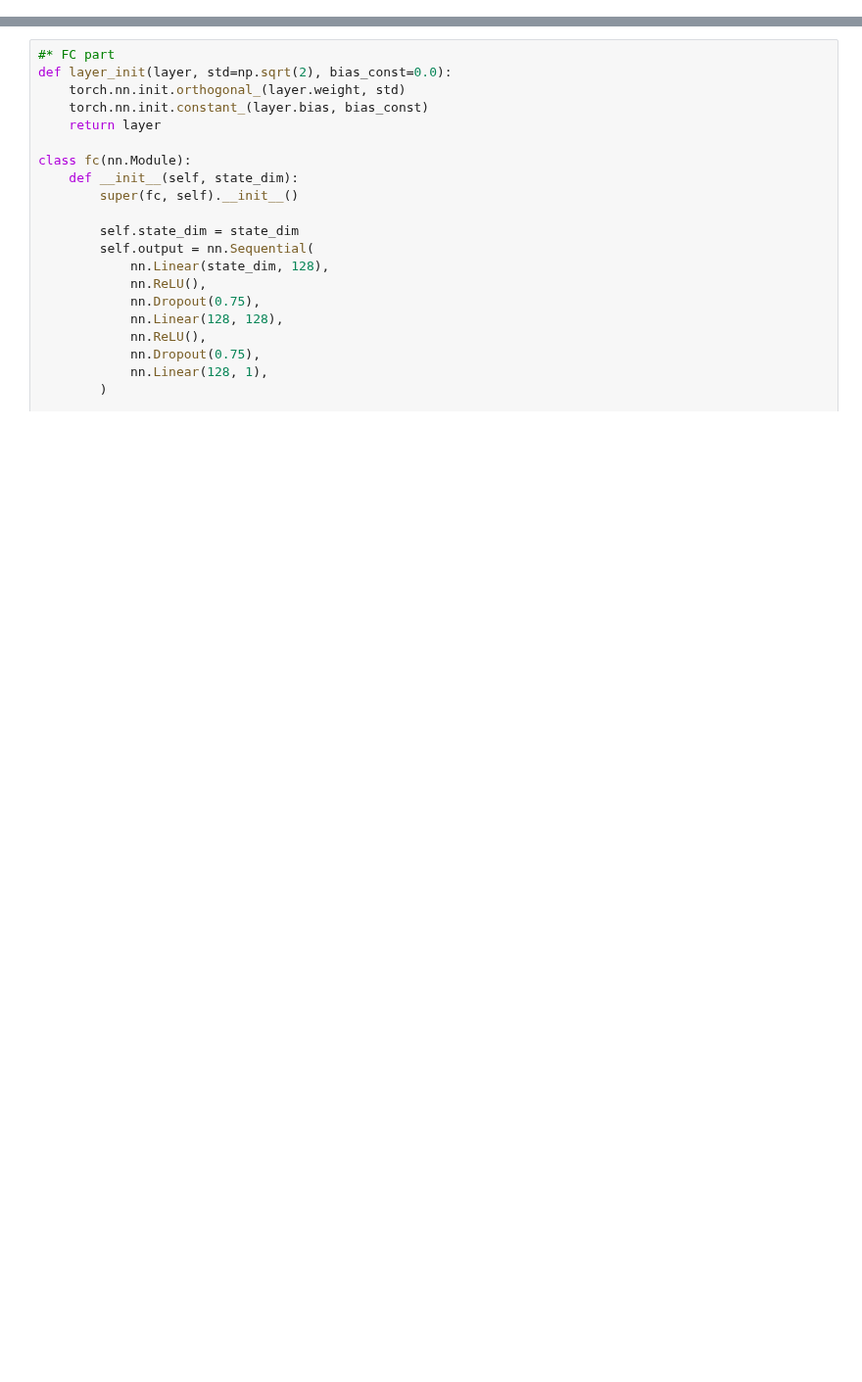
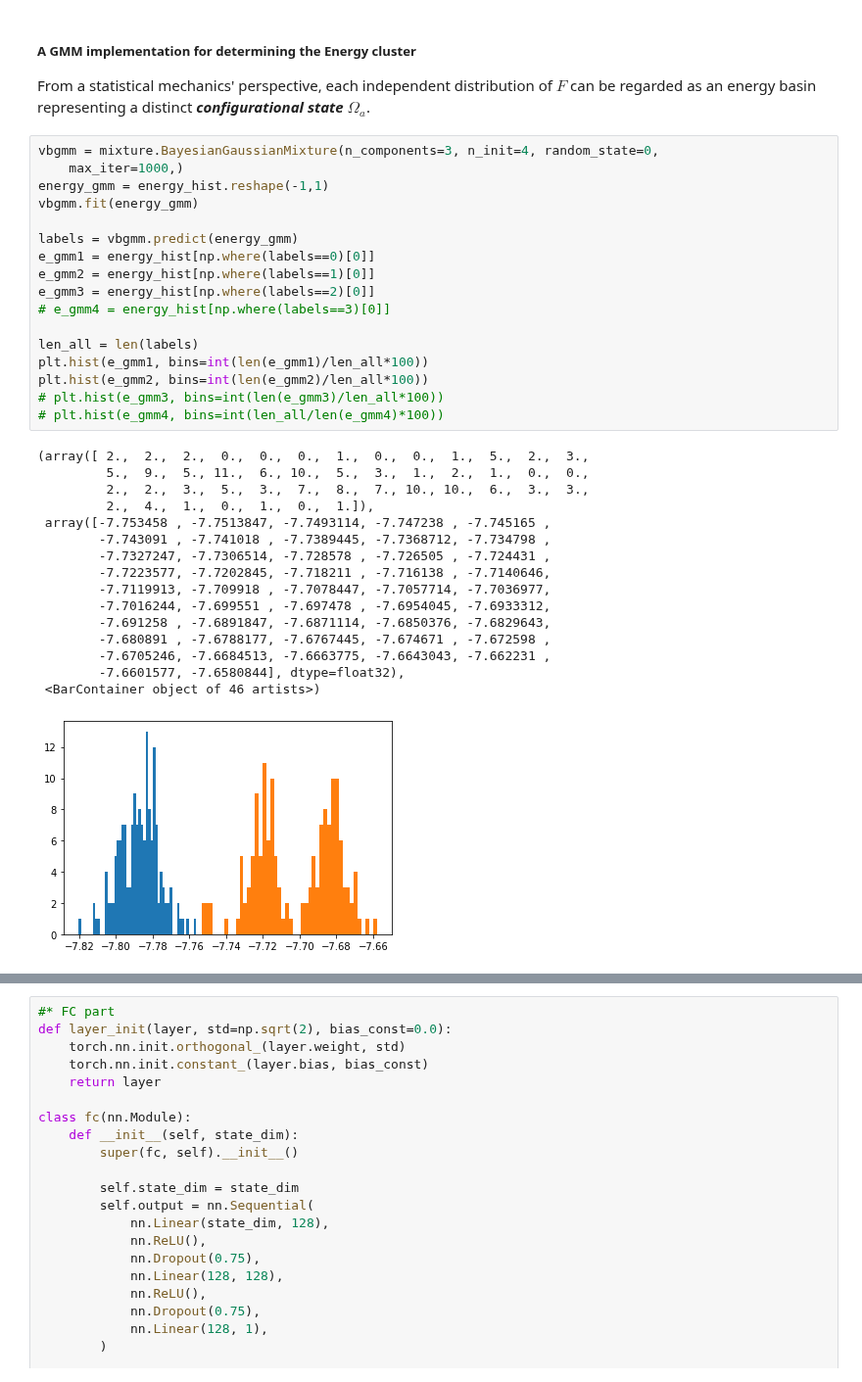
Before and after one commit to wzetto/MATools, a Jupyter notebook: CE_MC/cluster_nn_ce.ipynb, the cells around one changed output, grey strips where cells are left out. Shown at 98% size. Cells and saved outputs as stored; diff of their text form; blank space fills up the shorter version.

```diff
--- a/CE_MC/cluster_nn_ce.ipynb
+++ b/CE_MC/cluster_nn_ce.ipynb
@@ -331,0 +357,38 @@ e_train, e_test, weight_train, weight_test = train_test_split(
+# %% [markdown]
+##### A GMM implementation for determining the **Energy cluster**
+
+From a statistical mechanics' perspective, each independent distribution of $F$ can be regarded as an energy basin representing a distinct ***configurational state***   $\Omega_a$.
+# %%
+vbgmm = mixture.BayesianGaussianMixture(n_components=3, n_init=4, random_state=0,
+    max_iter=1000,)
+energy_gmm = energy_hist.reshape(-1,1)
+vbgmm.fit(energy_gmm)
+
+labels = vbgmm.predict(energy_gmm)
+e_gmm1 = energy_hist[np.where(labels==0)[0]]
+e_gmm2 = energy_hist[np.where(labels==1)[0]]
+e_gmm3 = energy_hist[np.where(labels==2)[0]]
+# e_gmm4 = energy_hist[np.where(labels==3)[0]]
+
+len_all = len(labels)
+plt.hist(e_gmm1, bins=int(len(e_gmm1)/len_all*100))
+plt.hist(e_gmm2, bins=int(len(e_gmm2)/len_all*100))
+# plt.hist(e_gmm3, bins=int(len(e_gmm3)/len_all*100))
+# plt.hist(e_gmm4, bins=int(len_all/len(e_gmm4)*100))
+# %% [output]
+(array([ 2.,  2.,  2.,  0.,  0.,  0.,  1.,  0.,  0.,  1.,  5.,  2.,  3.,
+         5.,  9.,  5., 11.,  6., 10.,  5.,  3.,  1.,  2.,  1.,  0.,  0.,
+         2.,  2.,  3.,  5.,  3.,  7.,  8.,  7., 10., 10.,  6.,  3.,  3.,
+         2.,  4.,  1.,  0.,  1.,  0.,  1.]),
+ array([-7.753458 , -7.7513847, -7.7493114, -7.747238 , -7.745165 ,
+        -7.743091 , -7.741018 , -7.7389445, -7.7368712, -7.734798 ,
+        -7.7327247, -7.7306514, -7.728578 , -7.726505 , -7.724431 ,
+        -7.7223577, -7.7202845, -7.718211 , -7.716138 , -7.7140646,
+        -7.7119913, -7.709918 , -7.7078447, -7.7057714, -7.7036977,
+        -7.7016244, -7.699551 , -7.697478 , -7.6954045, -7.6933312,
+        -7.691258 , -7.6891847, -7.6871114, -7.6850376, -7.6829643,
+        -7.680891 , -7.6788177, -7.6767445, -7.674671 , -7.672598 ,
+        -7.6705246, -7.6684513, -7.6663775, -7.6643043, -7.662231 ,
+        -7.6601577, -7.6580844], dtype=float32),
+ <BarContainer object of 46 artists>)
+[figure, added]
```
Also changed, not shown: parts of 31 cells of this notebook, 14 other files.
